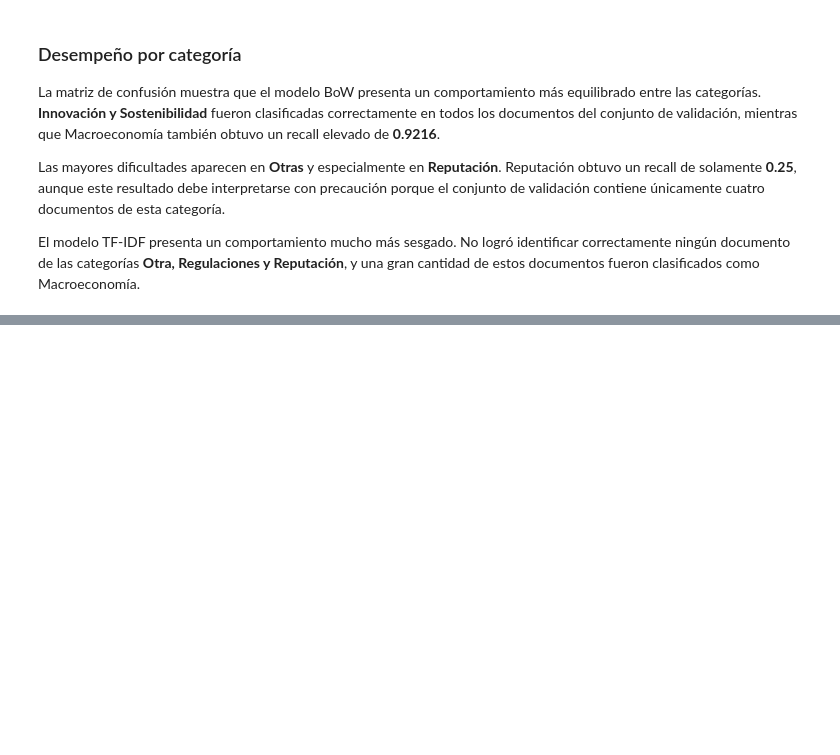
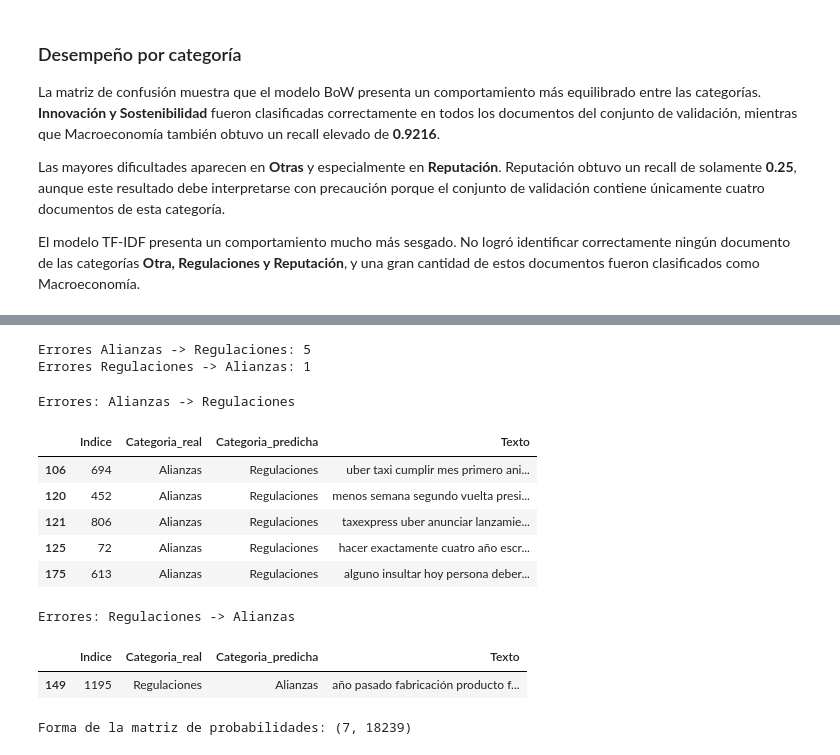
Before and after one commit to Cynthiss/NLP, a Jupyter notebook: Lab_3/Lab_3.ipynb, the cells around one changed output, grey strips where cells are left out. Drawn from its saved outputs; the diff is of its cells as text; code cells hidden in the pictures; blank space fills up the shorter version.

```diff
--- a/Lab_3/Lab_3.ipynb
+++ b/Lab_3/Lab_3.ipynb
@@ -2055,0 +2149,77 @@ El modelo TF-IDF presenta un comportamiento mucho más sesgado. No logró identi
+# %%
+
+# Errores entre las dos categorías más confundidas
+
+
+errores_categoria_1 = df_val_resultados[
+    (df_val_resultados["Categoria_real"] == categoria_real_mayor_confusion) &
+    (df_val_resultados["Categoria_predicha"] == categoria_predicha_mayor_confusion)
+]
+
+errores_categoria_2 = df_val_resultados[
+    (df_val_resultados["Categoria_real"] == categoria_predicha_mayor_confusion) &
+    (df_val_resultados["Categoria_predicha"] == categoria_real_mayor_confusion)
+]
+
+print(
+    f"Errores {categoria_real_mayor_confusion} -> "
+    f"{categoria_predicha_mayor_confusion}: {len(errores_categoria_1)}"
+)
+
+print(
+    f"Errores {categoria_predicha_mayor_confusion} -> "
+    f"{categoria_real_mayor_confusion}: {len(errores_categoria_2)}"
+)
+# %% [output]
+Errores Alianzas -> Regulaciones: 5
+Errores Regulaciones -> Alianzas: 1
+# %%
+# Mostrar hasta 5 documentos mal clasificados
+# de cada dirección de la confusión
+
+print(
+    f"\nErrores: {categoria_real_mayor_confusion} "
+    f"-> {categoria_predicha_mayor_confusion}"
+)
+
+display(
+    errores_categoria_1[
+        ["Indice", "Categoria_real", "Categoria_predicha", "Texto"]
+    ].head(5)
+)
+
+print(
+    f"\nErrores: {categoria_predicha_mayor_confusion} "
+    f"-> {categoria_real_mayor_confusion}"
+)
+
+display(
+    errores_categoria_2[
+        ["Indice", "Categoria_real", "Categoria_predicha", "Texto"]
+    ].head(5)
+)
+# %% [output]
+Errores: Alianzas -> Regulaciones
+|  | Indice | Categoria_real | Categoria_predicha | Texto |
+| 106 | 694 | Alianzas | Regulaciones | uber taxi cumplir mes primero ani... |
+| 120 | 452 | Alianzas | Regulaciones | menos semana segundo vuelta presi... |
+| 121 | 806 | Alianzas | Regulaciones | taxexpress uber anunciar lanzamie... |
+| 125 | 72 | Alianzas | Regulaciones | hacer exactamente cuatro año escr... |
+| 175 | 613 | Alianzas | Regulaciones | alguno insultar hoy persona deber... |
+Errores: Regulaciones -> Alianzas
+|  | Indice | Categoria_real | Categoria_predicha | Texto |
+| 149 | 1195 | Regulaciones | Alianzas | año pasado fabricación producto f... |
+# %%
+
+# Palabras con mayor P(w_i | c)
+
+vocab_bow = bow_vectorizer.get_feature_names_out()
+
+probabilidades_palabras = np.exp(
+    modelo_bow.feature_log_prob_
+)
+
+print("Forma de la matriz de probabilidades:",
+      probabilidades_palabras.shape)
+# %% [output]
+Forma de la matriz de probabilidades: (7, 18239)
```
Also changed, not shown: parts of 7 cells of this notebook.
